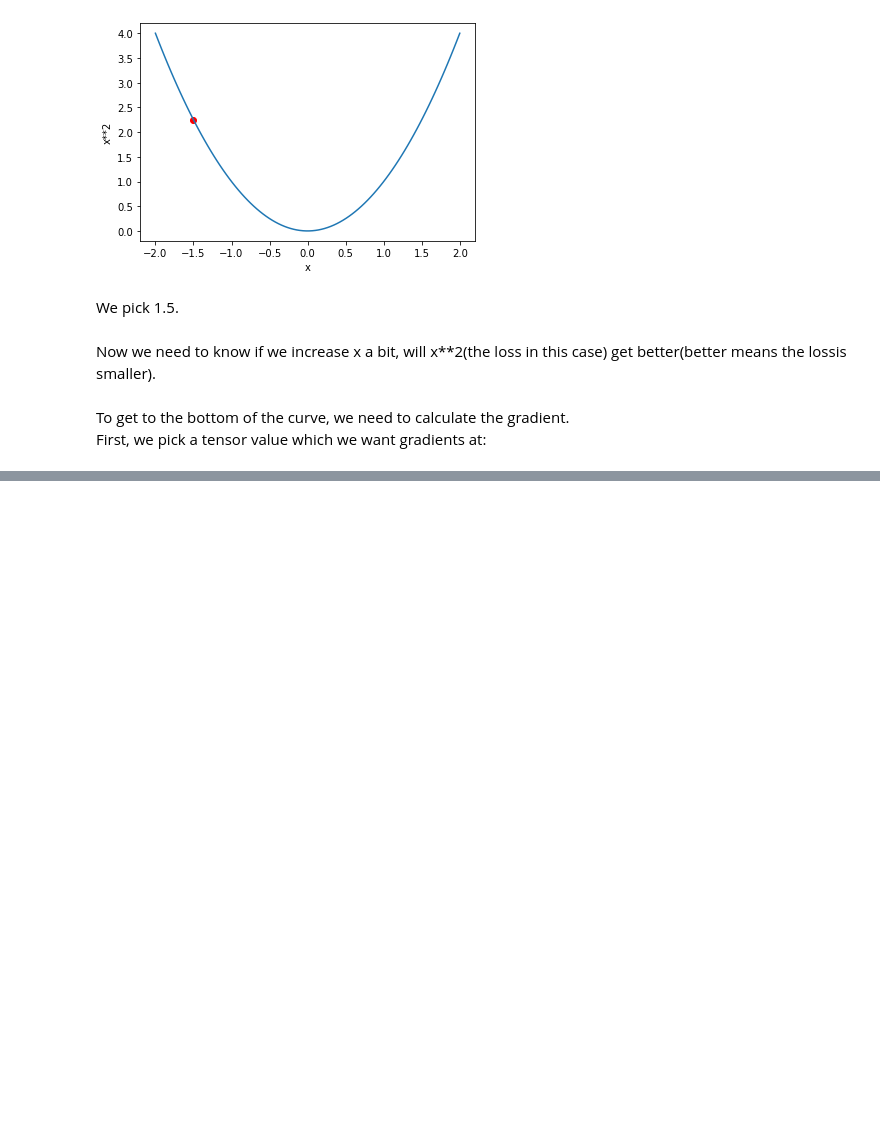
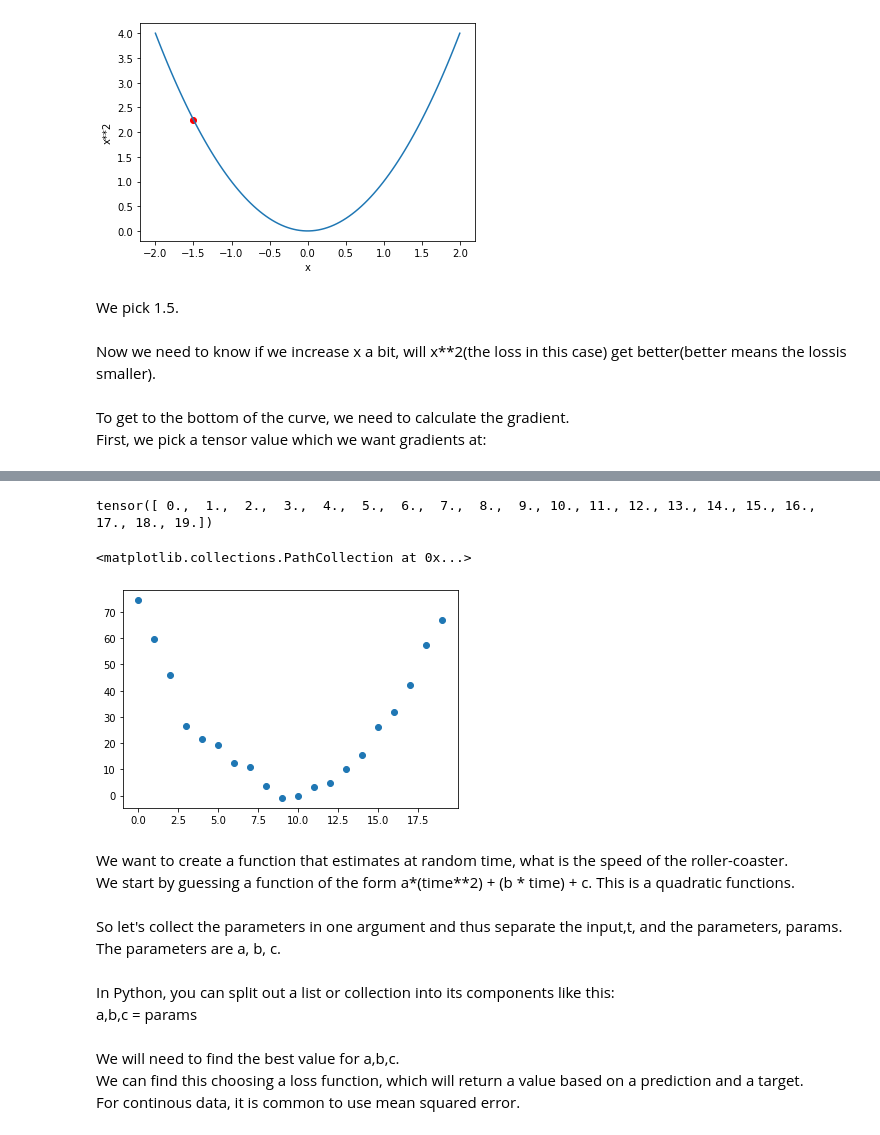
Before and after one commit to maureen-mugo/California-Housing-Price-Prediction, a Jupyter notebook: deep-learning-notes/mnist_sample.ipynb, the cells around one changed output, grey strips where cells are left out. Saved outputs shown, nothing was run; the diff lists cells and outputs as text; code cells hidden in the pictures; blank space fills up the shorter version.

```diff
--- a/deep-learning-notes/mnist_sample.ipynb
+++ b/deep-learning-notes/mnist_sample.ipynb
@@ -513,0 +577,16 @@ xt = tensor(3.).requires_grad_()
+# %%
+time = torch.arange(0,20).float(); time
+# %% [output]
+tensor([ 0.,  1.,  2.,  3.,  4.,  5.,  6.,  7.,  8.,  9., 10., 11., 12., 13., 14., 15., 16., 17., 18., 19.])
+# %%
+speed = torch.randn(20)*3 + 0.75*(time - 9.5)**2 + 1
+plt.scatter(time, speed)
+# %% [output]
+<matplotlib.collections.PathCollection at 0x...>
+[figure, added]
+# %% [markdown]
+We want to create a function that estimates at random time, what is the speed of the roller-coaster.
+We start by guessing a function of the form a*(time**2) + (b * time) + c. This is a quadratic functions.
+# %% [markdown]
+So let's collect the parameters in one argument and thus separate the input,t, and the parameters, params.
+The parameters are a, b, c.
@@ -513,0 +597,7 @@ xt = tensor(3.).requires_grad_()
+# %% [markdown]
+In Python, you can split out a list or collection into its components like this:
+a,b,c = params
+# %% [markdown]
+We will need to find the best value for a,b,c.
+We can find this choosing a loss function, which will return a value based on a prediction and a target.
+For continous data, it is common to use mean squared error.
```
Also changed, not shown: parts of 61 cells of this notebook.
